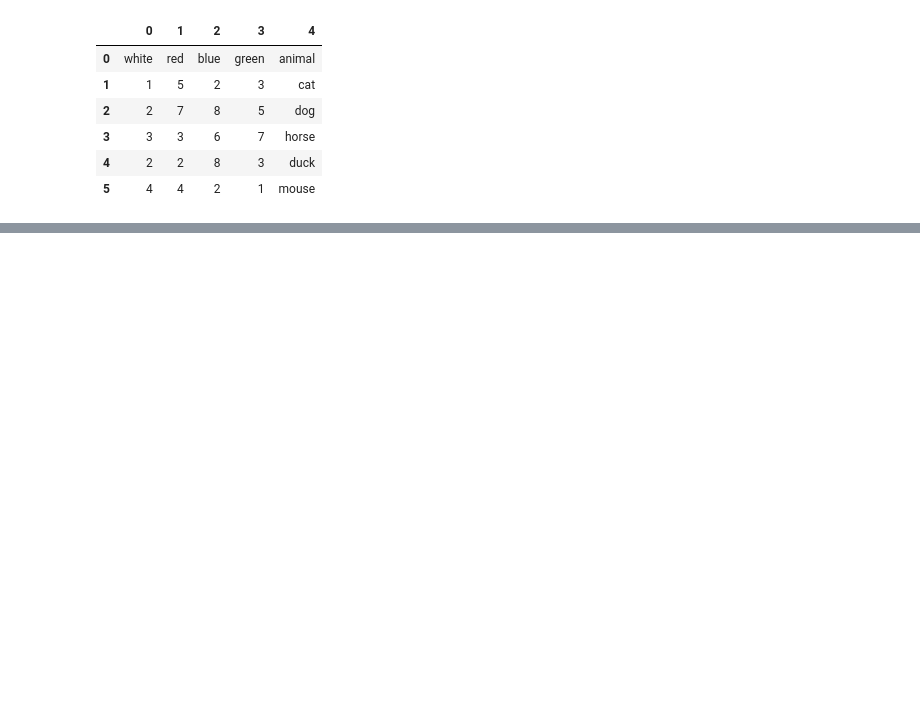
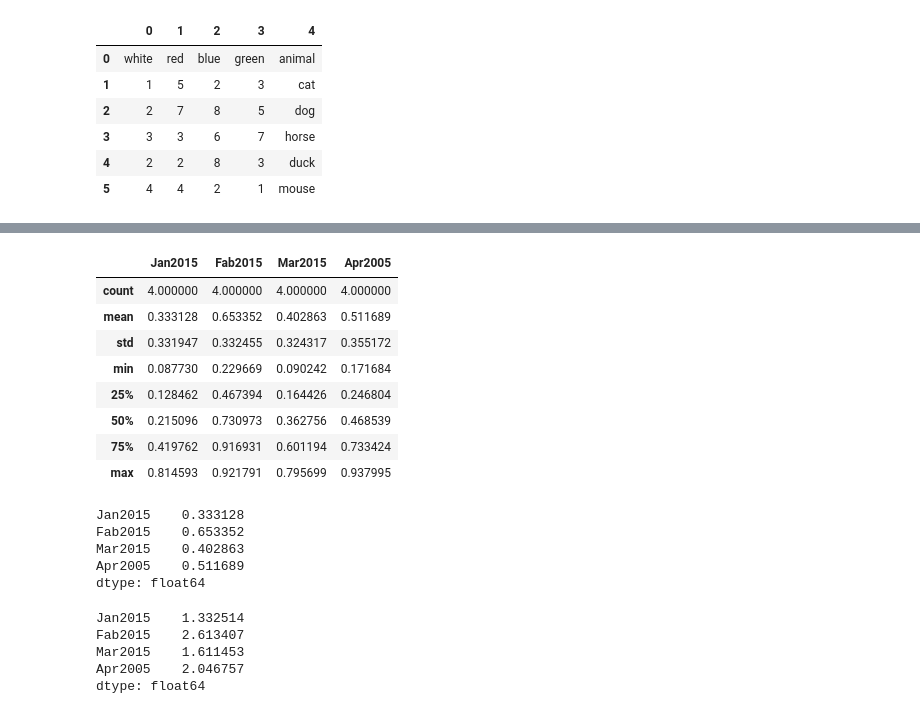
Before and after one commit to trilgar/kibit-python, a Jupyter notebook: lesson20/pandas series.ipynb, the cells around one changed output, grey strips where cells are left out. Cells and saved outputs as stored; diff of their text form; code cells hidden in the pictures; blank space fills up the shorter version.

```diff
--- a/lesson20/pandas series.ipynb
+++ b/lesson20/pandas series.ipynb
@@ -310,3 +333,31 @@ pd.read_excel('ch05_data2.xlsx', index_col=0)
+# %%
+excelframe.describe()
+# %% [output]
+|  | Jan2015 | Fab2015 | Mar2015 | Apr2005 |
+| count | 4.000000 | 4.000000 | 4.000000 | 4.000000 |
+| mean | 0.333128 | 0.653352 | 0.402863 | 0.511689 |
+| std | 0.331947 | 0.332455 | 0.324317 | 0.355172 |
+| min | 0.087730 | 0.229669 | 0.090242 | 0.171684 |
+| 25% | 0.128462 | 0.467394 | 0.164426 | 0.246804 |
+| 50% | 0.215096 | 0.730973 | 0.362756 | 0.468539 |
+| 75% | 0.419762 | 0.916931 | 0.601194 | 0.733424 |
+| max | 0.814593 | 0.921791 | 0.795699 | 0.937995 |
+# %%
+excelframe.mean()
+# %% [output]
+Jan2015    0.333128
+Fab2015    0.653352
+Mar2015    0.402863
+Apr2005    0.511689
+dtype: float64
+# %%
+excelframe.sum()
+# %% [output]
+Jan2015    1.332514
+Fab2015    2.613407
+Mar2015    1.611453
+Apr2005    2.046757
+dtype: float64
 # %%
 frame = pd.DataFrame(
     np.random.random((4, 4)),
```
Also changed, not shown: parts of 6 cells of this notebook, 11 other files.
